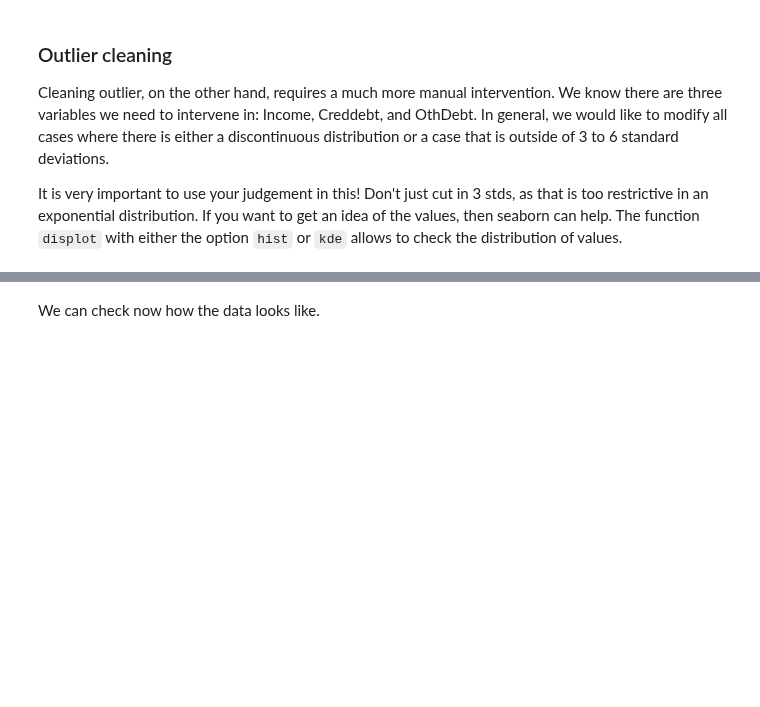
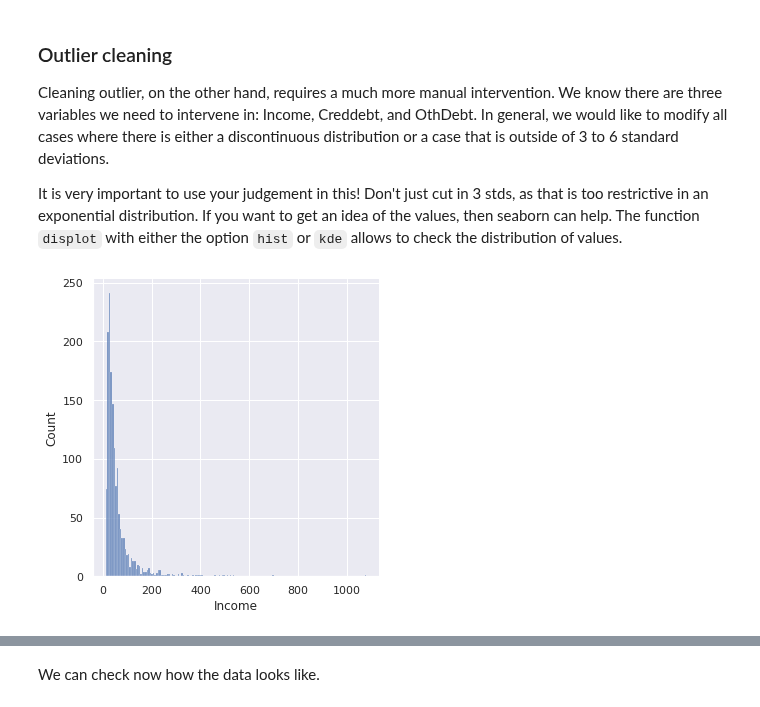
Before and after one commit to CBravoR/AdvancedAnalyticsLabs, a Jupyter notebook: notebooks/python/Lab_4_Preprocessing.ipynb, the cells around one changed output, grey strips where cells are left out. Saved outputs shown, nothing was run; the diff lists cells and outputs as text; code cells hidden in the pictures; blank space fills up the shorter version.

````diff
--- a/notebooks/python/Lab_4_Preprocessing.ipynb
+++ b/notebooks/python/Lab_4_Preprocessing.ipynb
@@ -118,7 +213,7 @@ Then, we now should fix these values as follow:
 3. Replace the remaining null values by the median.
 # %%
 # Replace invalid outlier.
-bankloan_data.Leverage.values[bankloan_data.Leverage.values == 999999] = np.NaN
+bankloan_data.Leverage.values[bankloan_data.Leverage.values == 999999] = np.nan
 # %%
 # Fills out the null values with zeros. Inplace argument changes dataframe.
 bankloan_data.OthDebt.fillna(value = 0, inplace=True)
@@ -125,5 +223,8 @@ bankloan_data.OthDebt.fillna(value = 0, inplace=True)
 # %%
 # Fill out remaining elements.
-bankloan_data.fillna(bankloan_data.median(), inplace=True)
+null_columns = bankloan_data.columns[bankloan_data.isnull().any()]
+
+for column in null_columns:
+  bankloan_data[column].fillna(bankloan_data[column].median(), inplace=True)
 # %%
 bankloan_data.describe()
@@ -136,5 +247,9 @@ Cleaning outlier, on the other hand, requires a much more manual intervention. W
 
 It is very important to use your judgement in this! Don't just cut in 3 stds, as that is too restrictive in an exponential distribution. If you want to get an idea of the values, then seaborn can help. The function ```displot``` with either the option ```hist``` or ```kde``` allows to check the distribution of values.
 # %%
-sns.displot(bankloan_data['Income'], kind = 'hist')
+fig = sns.displot(bankloan_data['Income'], kind = 'hist')
+plt.savefig('Income.pdf')
+plt.show()
+# %% [output]
+[figure, added]
 # %%
````
Also changed, not shown: parts of 26 cells of this notebook.
